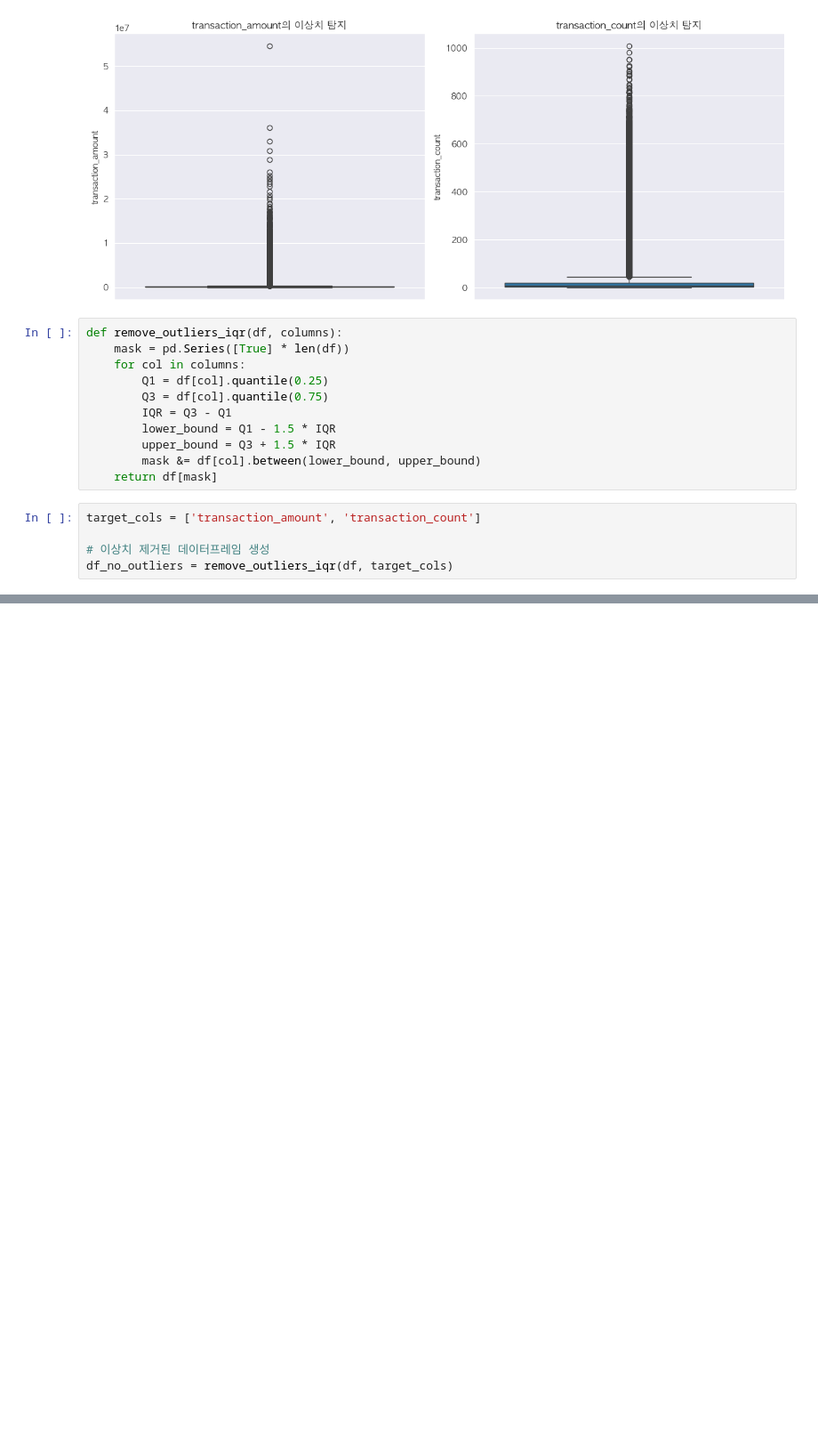
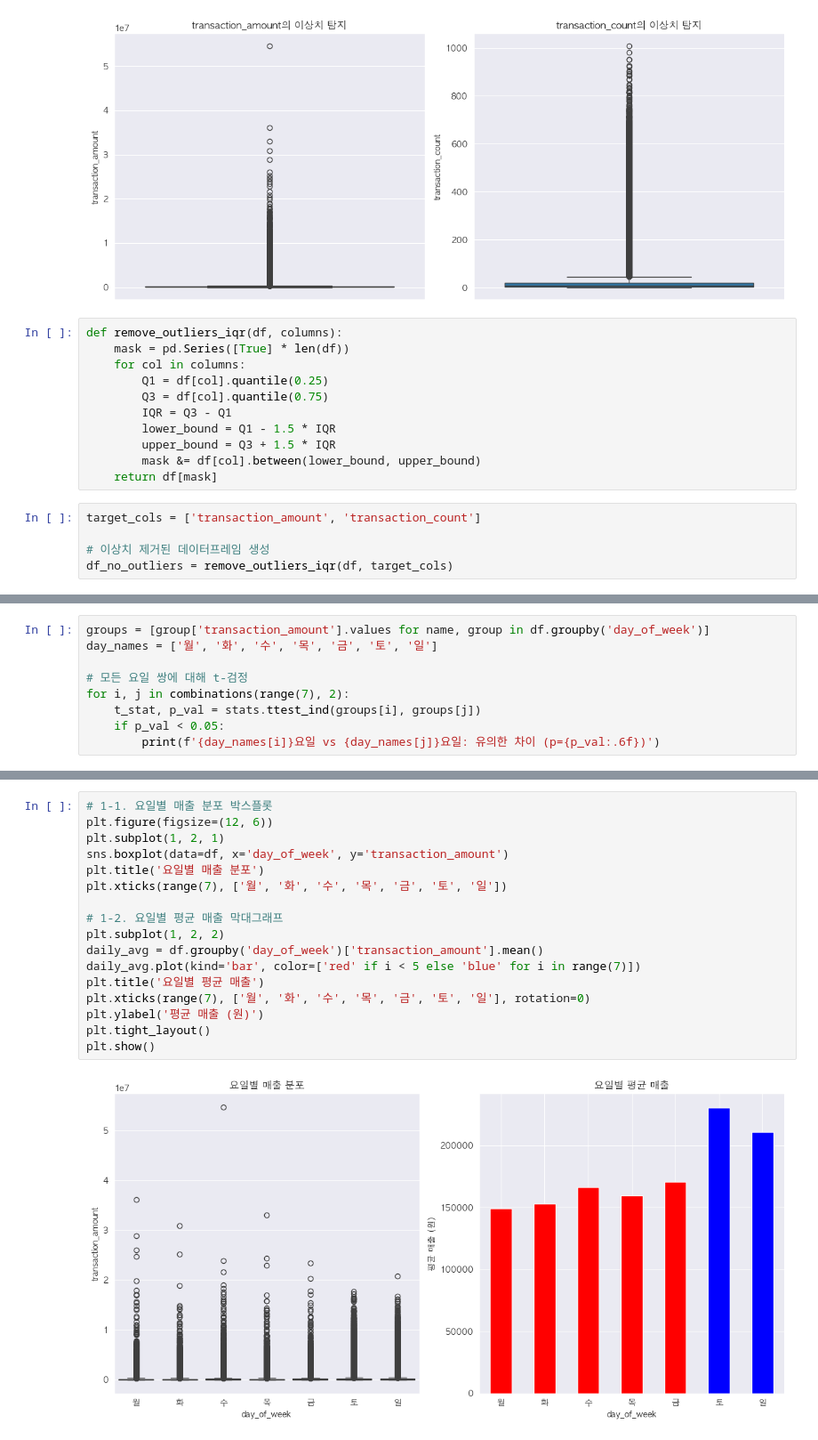
Before and after one commit to ESTCAMP-Team5/first_project, a Jupyter notebook: credit_card_usage_modeling/workspace/EDA/doyoung/EDA.ipynb, the cells around one changed output, grey strips where cells are left out. Shown at 89% size. Cells and saved outputs as stored; diff of their text form; blank space fills up the shorter version.

Commit message:
eda: 요일(X:day_of_week)에 따른 평균 커피 매출(y: amt) 가설 검증

```diff
--- a/credit_card_usage_modeling/workspace/EDA/doyoung/EDA.ipynb
+++ b/credit_card_usage_modeling/workspace/EDA/doyoung/EDA.ipynb
@@ -216,0 +270,9 @@ plt.show()
+# %%
+groups = [group['transaction_amount'].values for name, group in df.groupby('day_of_week')]
+day_names = ['월', '화', '수', '목', '금', '토', '일']
+
+# 모든 요일 쌍에 대해 t-검정
+for i, j in combinations(range(7), 2):
+    t_stat, p_val = stats.ttest_ind(groups[i], groups[j])
+    if p_val < 0.05:
+        print(f'{day_names[i]}요일 vs {day_names[j]}요일: 유의한 차이 (p={p_val:.6f})')
@@ -216,0 +297,19 @@ plt.show()
+# %%
+# 1-1. 요일별 매출 분포 박스플롯
+plt.figure(figsize=(12, 6))
+plt.subplot(1, 2, 1)
+sns.boxplot(data=df, x='day_of_week', y='transaction_amount')
+plt.title('요일별 매출 분포')
+plt.xticks(range(7), ['월', '화', '수', '목', '금', '토', '일'])
+
+# 1-2. 요일별 평균 매출 막대그래프
+plt.subplot(1, 2, 2)
+daily_avg = df.groupby('day_of_week')['transaction_amount'].mean()
+daily_avg.plot(kind='bar', color=['red' if i < 5 else 'blue' for i in range(7)])
+plt.title('요일별 평균 매출')
+plt.xticks(range(7), ['월', '화', '수', '목', '금', '토', '일'], rotation=0)
+plt.ylabel('평균 매출 (원)')
+plt.tight_layout()
+plt.show()
+# %% [output]
+[figure, added]
```
Also changed, not shown: parts of 9 cells of this notebook.
